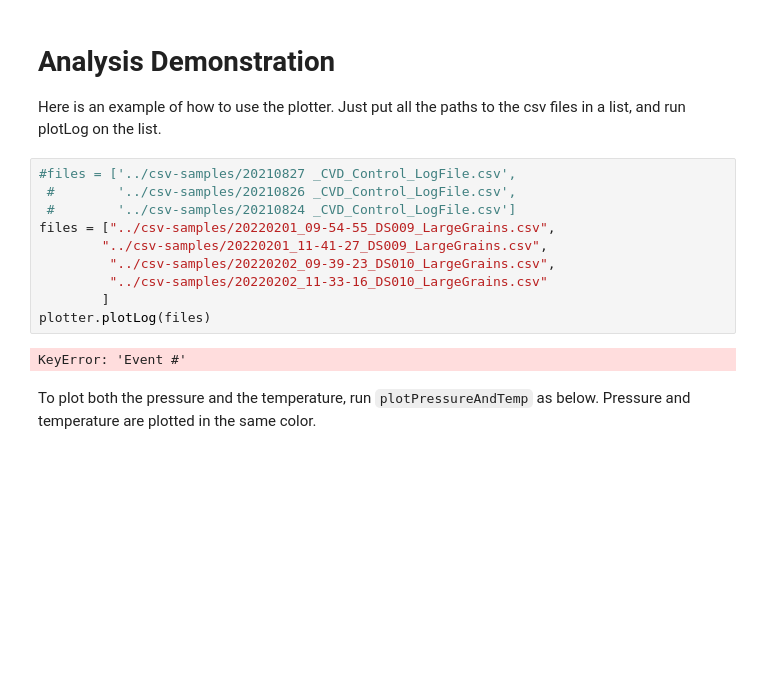
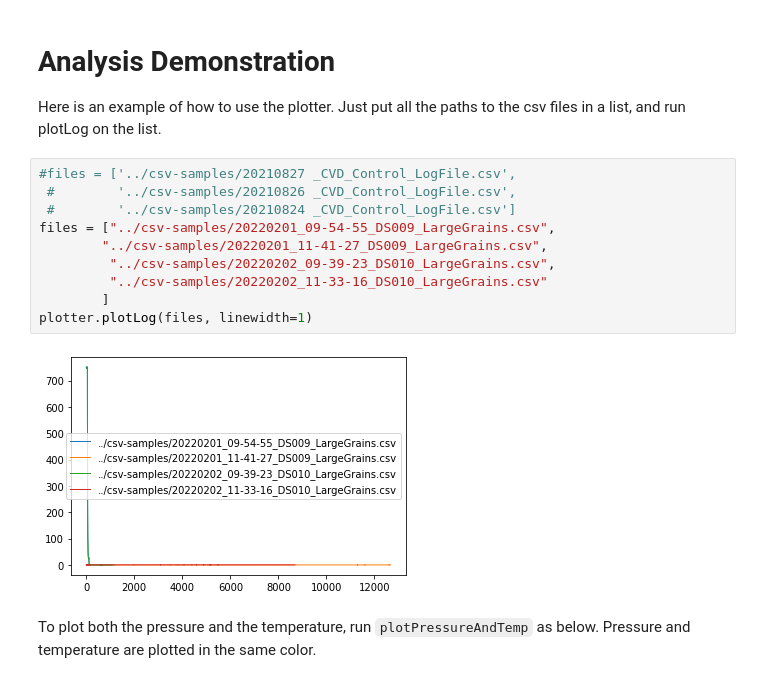
Before and after one commit to DanielShteinbok/CVD-Logfile-Analysis, a Jupyter notebook: src/Analysis.ipynb, the cells around one changed output. Saved outputs shown, nothing was run; the diff lists cells and outputs as text; blank space fills up the shorter version.

Commit message:
added kwargs to plotter, moved log processing stuff to logmanipulator

```diff
--- a/src/Analysis.ipynb
+++ b/src/Analysis.ipynb
@@ -21,15 +21,15 @@ Here is an example of how to use the plotter. Just put all the paths to the csv
 # %%
 #files = ['../csv-samples/20210827 _CVD_Control_LogFile.csv',
  #        '../csv-samples/20210826 _CVD_Control_LogFile.csv',
  #        '../csv-samples/20210824 _CVD_Control_LogFile.csv']
 files = ["../csv-samples/20220201_09-54-55_DS009_LargeGrains.csv",
         "../csv-samples/20220201_11-41-27_DS009_LargeGrains.csv",
          "../csv-samples/20220202_09-39-23_DS010_LargeGrains.csv",
          "../csv-samples/20220202_11-33-16_DS010_LargeGrains.csv"
         ]
-plotter.plotLog(files)
+plotter.plotLog(files, linewidth=1)
 # %% [output]
-KeyError: 'Event #'
+[figure, added]
 # %% [markdown]
 To plot both the pressure and the temperature, run `plotPressureAndTemp` as below. Pressure and temperature are plotted in the same color.
 # %%
```
Also changed, not shown: parts of 4 cells of this notebook, 4 other files.
